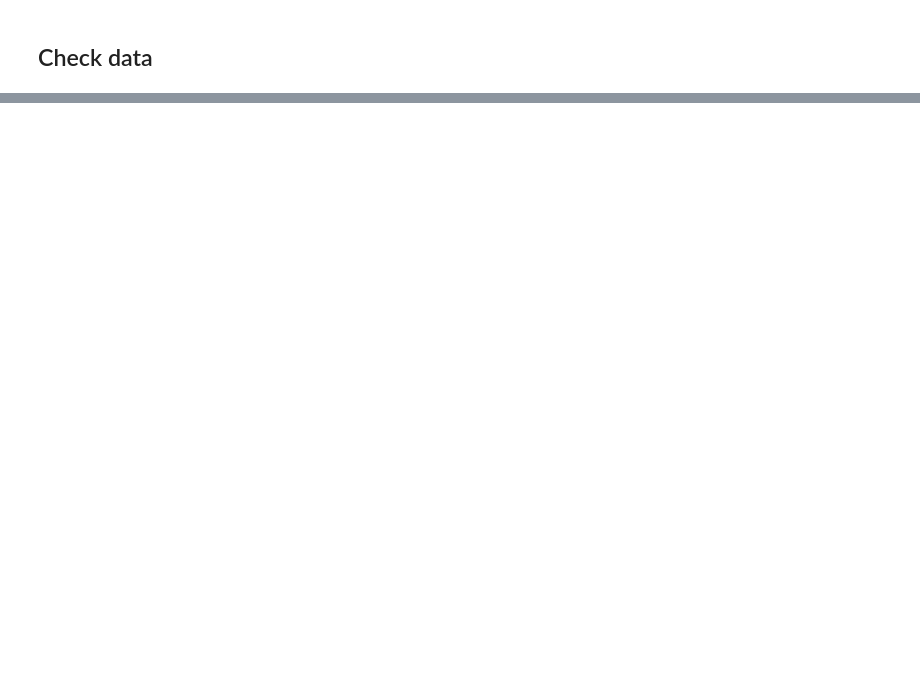
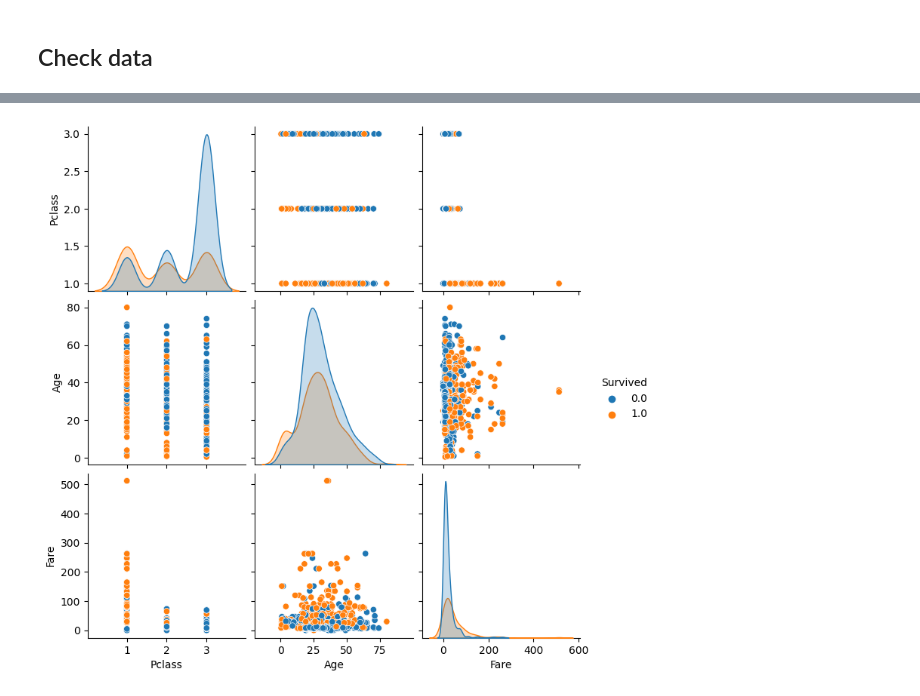
Before and after one commit to ccdarvin/competitions, a Jupyter notebook: kaggle/Titanic - Machine Learning from Disaster/notebook.ipynb, the cells around one changed output, grey strips where cells are left out. Cells and saved outputs as stored; diff of their text form; code cells hidden in the pictures; blank space fills up the shorter version.

```diff
--- a/kaggle/Titanic - Machine Learning from Disaster/notebook.ipynb
+++ b/kaggle/Titanic - Machine Learning from Disaster/notebook.ipynb
@@ -12,5 +20,5 @@ data_train.head()
 # %%
-y_train = data_train.pop('Survived')
+data_y = data_train['Survived']
 # %%
 data_test = pd.read_csv('data/test.csv')
 data_test.head()
@@ -32,0 +77,4 @@ plt.show()
+# %%
+# person names
+data['Title'] = data['Name'].str.extract(' ([A-Za-z]+)\.', expand=False)
+data['Title'].value_counts()
@@ -32,0 +102,7 @@ plt.show()
+# %%
+# dispertion graph by age, fare and Pclass
+features = ['Survived', 'Pclass', 'Age', 'Fare']
+sns.pairplot(data[data['test'] == False][features], hue='Survived')
+plt.show()
+# %% [output]
+[figure, added]
```
Also changed, not shown: parts of 35 cells of this notebook, 1 other file.
